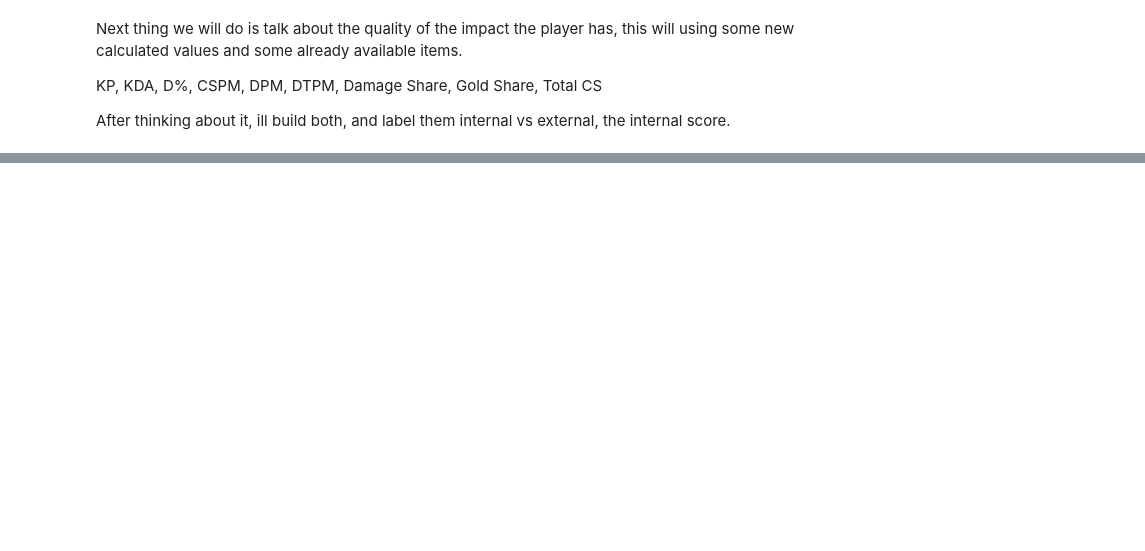
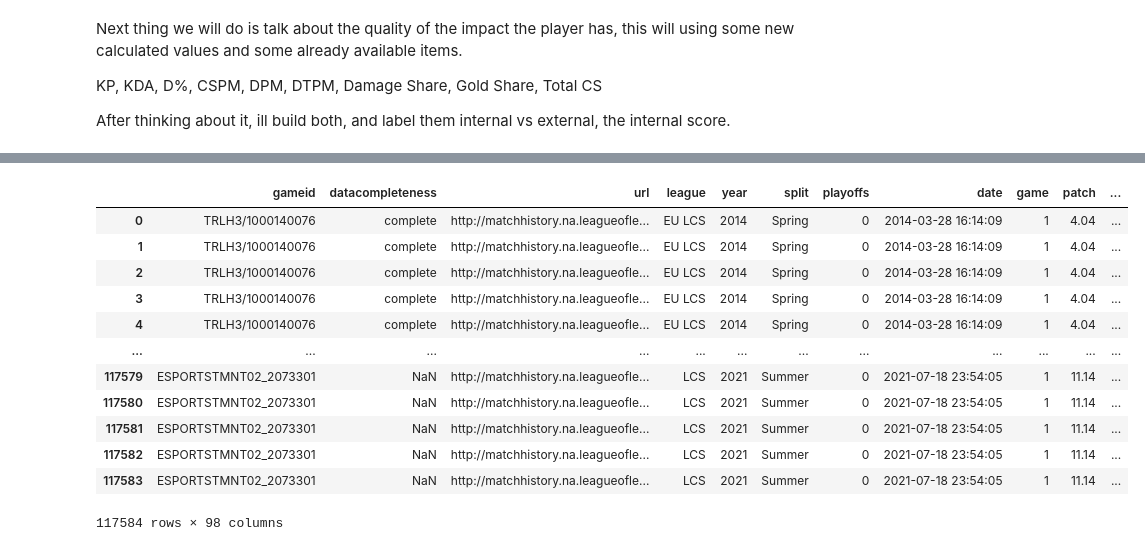
Before and after one commit to Pooksterlive/CapstoneWorkspace, a Jupyter notebook: Player Impact Scores.ipynb, the cells around one changed output, grey strips where cells are left out. Cells and saved outputs as stored; diff of their text form; code cells hidden in the pictures; blank space fills up the shorter version.

```diff
--- a/Player Impact Scores.ipynb
+++ b/Player Impact Scores.ipynb
@@ -101,5 +101,22 @@ See the caveats in the documentation: https://pandas.pydata.org/pandas-docs/stab
 # %%
 playerdf["KDA"] = (playerdf["kills"]+playerdf["assists"]) / playerdf["deaths"]
 playerdf["KP"] = (playerdf["kills"]+playerdf["assists"])  / playerdf["teamkills"]
 playerdf["D%"] = playerdf["deaths"] / playerdf['teamdeaths']
-playerdf.to_csv("ImpactScoreData.csv", index = False)
+playerdf
+#playerdf = playerdf[playerdf["datacompleteness"]== "complete"].dropna(how = "any")
+#playerdf.to_csv("ImpactScoreData.csv", index = False)
+#This KDA score isn't correct for every line, I fix it in excel
+# %% [output]
+|  | gameid | datacompleteness | url | league | year | split | playoffs | date | game | patch | ... |
+| 0 | TRLH3/1000140076 | complete | http://matchhistory.na.leagueofle... | EU LCS | 2014 | Spring | 0 | 2014-03-28 16:14:09 | 1 | 4.04 | ... |
+| 1 | TRLH3/1000140076 | complete | http://matchhistory.na.leagueofle... | EU LCS | 2014 | Spring | 0 | 2014-03-28 16:14:09 | 1 | 4.04 | ... |
+| 2 | TRLH3/1000140076 | complete | http://matchhistory.na.leagueofle... | EU LCS | 2014 | Spring | 0 | 2014-03-28 16:14:09 | 1 | 4.04 | ... |
+| 3 | TRLH3/1000140076 | complete | http://matchhistory.na.leagueofle... | EU LCS | 2014 | Spring | 0 | 2014-03-28 16:14:09 | 1 | 4.04 | ... |
+| 4 | TRLH3/1000140076 | complete | http://matchhistory.na.leagueofle... | EU LCS | 2014 | Spring | 0 | 2014-03-28 16:14:09 | 1 | 4.04 | ... |
+| ... | ... | ... | ... | ... | ... | ... | ... | ... | ... | ... | ... |
+| 117579 | ESPORTSTMNT02_2073301 | NaN | http://matchhistory.na.leagueofle... | LCS | 2021 | Summer | 0 | 2021-07-18 23:54:05 | 1 | 11.14 | ... |
+| 117580 | ESPORTSTMNT02_2073301 | NaN | http://matchhistory.na.leagueofle... | LCS | 2021 | Summer | 0 | 2021-07-18 23:54:05 | 1 | 11.14 | ... |
+| 117581 | ESPORTSTMNT02_2073301 | NaN | http://matchhistory.na.leagueofle... | LCS | 2021 | Summer | 0 | 2021-07-18 23:54:05 | 1 | 11.14 | ... |
+| 117582 | ESPORTSTMNT02_2073301 | NaN | http://matchhistory.na.leagueofle... | LCS | 2021 | Summer | 0 | 2021-07-18 23:54:05 | 1 | 11.14 | ... |
+| 117583 | ESPORTSTMNT02_2073301 | NaN | http://matchhistory.na.leagueofle... | LCS | 2021 | Summer | 0 | 2021-07-18 23:54:05 | 1 | 11.14 | ... |
+117584 rows × 98 columns
```
Also changed, not shown: parts of 8 cells of this notebook, 6 other files.
